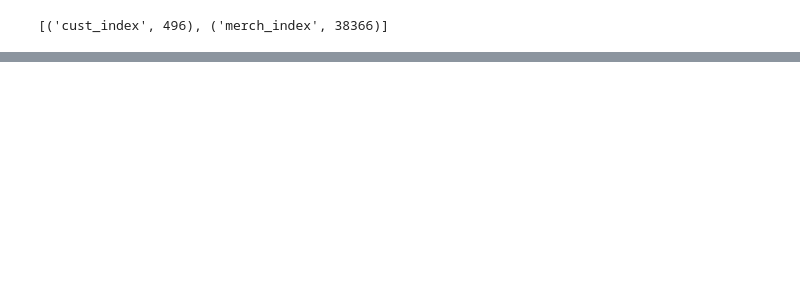
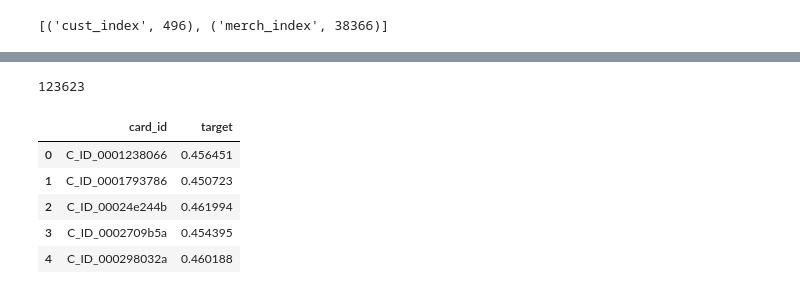
Before and after one commit to gane-dev/DeepLearning, a Jupyter notebook: elo-prediction-v2.ipynb, the cells around one changed output, grey strips where cells are left out. Drawn from its saved outputs; the diff is of its cells as text; code cells hidden in the pictures; blank space fills up the shorter version.

```diff
--- a/elo-prediction-v2.ipynb
+++ b/elo-prediction-v2.ipynb
@@ -112,0 +178,2 @@ m.sched.plot(100)
+# %%
+df_result = df_test.groupby(['card_id']).agg({'target' : np.mean}).reset_index().copy()
@@ -112,0 +188,19 @@ m.sched.plot(100)
+# %%
+csv_fn5=f'{PATH}/tmp/elo-subv5.csv'
+# %%
+result_all = pd.read_csv(csv_fn5)
+# %%
+result_all =pd.merge(df_result,result_all,how='outer',on=['card_id'])
+# %%
+len(result_all)
+# %% [output]
+123623
+# %%
+result_all.head()
+# %% [output]
+|  | card_id | target |
+| 0 | C_ID_0001238066 | 0.456451 |
+| 1 | C_ID_0001793786 | 0.450723 |
+| 2 | C_ID_00024e244b | 0.461994 |
+| 3 | C_ID_0002709b5a | 0.454395 |
+| 4 | C_ID_000298032a | 0.460188 |
```
Also changed, not shown: parts of 25 cells of this notebook.
